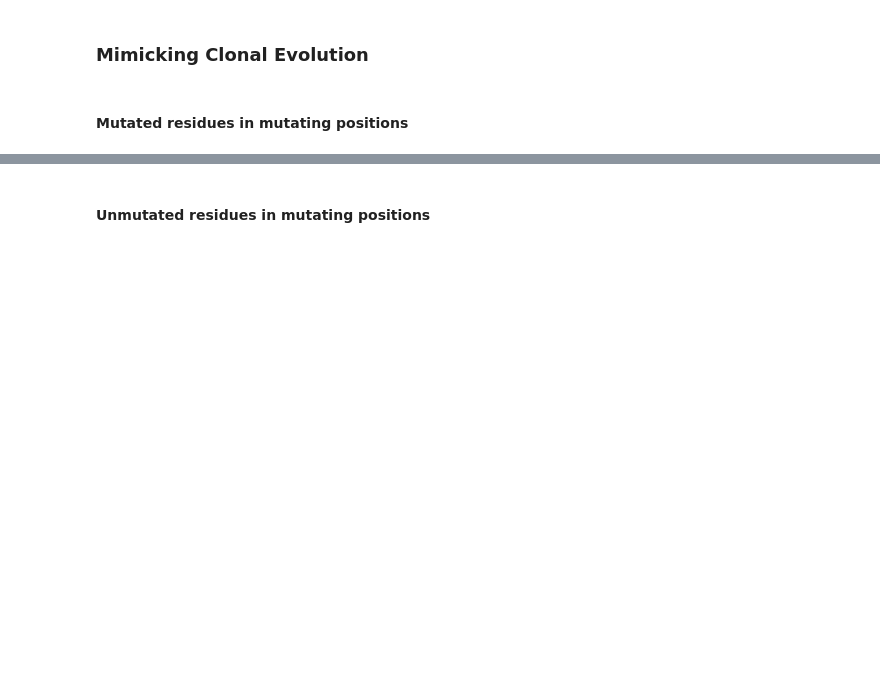
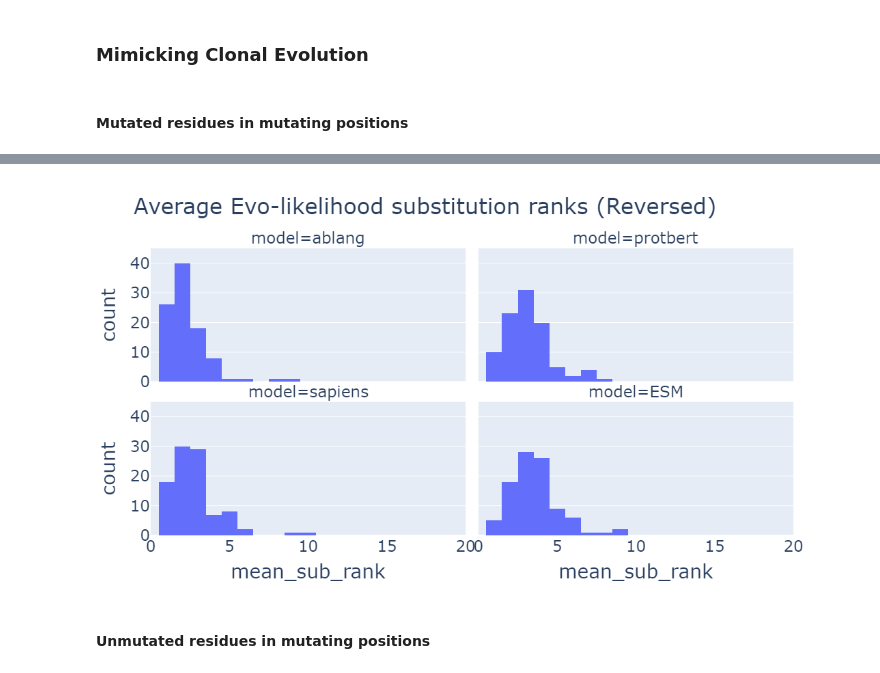
Before and after one commit to anamaysamant/PLM_anamay, a Jupyter notebook: scripts/Evolikelihood_clonal_evolution.ipynb, the cells around one changed output, grey strips where cells are left out. Saved outputs shown, nothing was run; the diff lists cells and outputs as text; code cells hidden in the pictures; blank space fills up the shorter version.

```diff
--- a/scripts/Evolikelihood_clonal_evolution.ipynb
+++ b/scripts/Evolikelihood_clonal_evolution.ipynb
@@ -10,7 +10,7 @@ import torch
 import scanpy as sc
 import plotly.express as px
 # %%
-dataset = "OVA_mouse"
+dataset = "horns2020a__VDJ_RAW"
 mode = "full_VDJ"
 # %% [markdown]
 ### Mimicking Clonal Evolution
@@ -132,21 +148,23 @@ output_table = pd.DataFrame(output_table)
 # %%
 output_table_subset = output_table#.loc[(output_table["n_subs"] == 1),:]
 
 fig = px.histogram(
     data_frame = output_table_subset,
     x = "mean_sub_rank",
     facet_col = "model",
     facet_col_wrap=2,
     orientation = "v",
-    title=f'Average evo-likelihood substitution ranks in clonal evolution (Reversed)',
+    title=f' Average Evo-likelihood substitution ranks (Reversed)',
 )
 
 fig.update_traces(xbins_size=1)
-fig.update_layout(height = 600, font_size = 18)
-# fig.update_xaxes(range=[0, 20])
-# fig.update_yaxes(range=[0, 15])
+fig.update_layout(height = 600, font_size = 23)
+fig.update_xaxes(range=[0, 20])
+fig.update_yaxes(range=[0, 45])
 
 fig.show()
+# %% [output]
+[figure, added]
 # %% [markdown]
 #### Unmutated residues in mutating positions
 # %%
```
Also changed, not shown: parts of 6 cells of this notebook, 4 other files.
